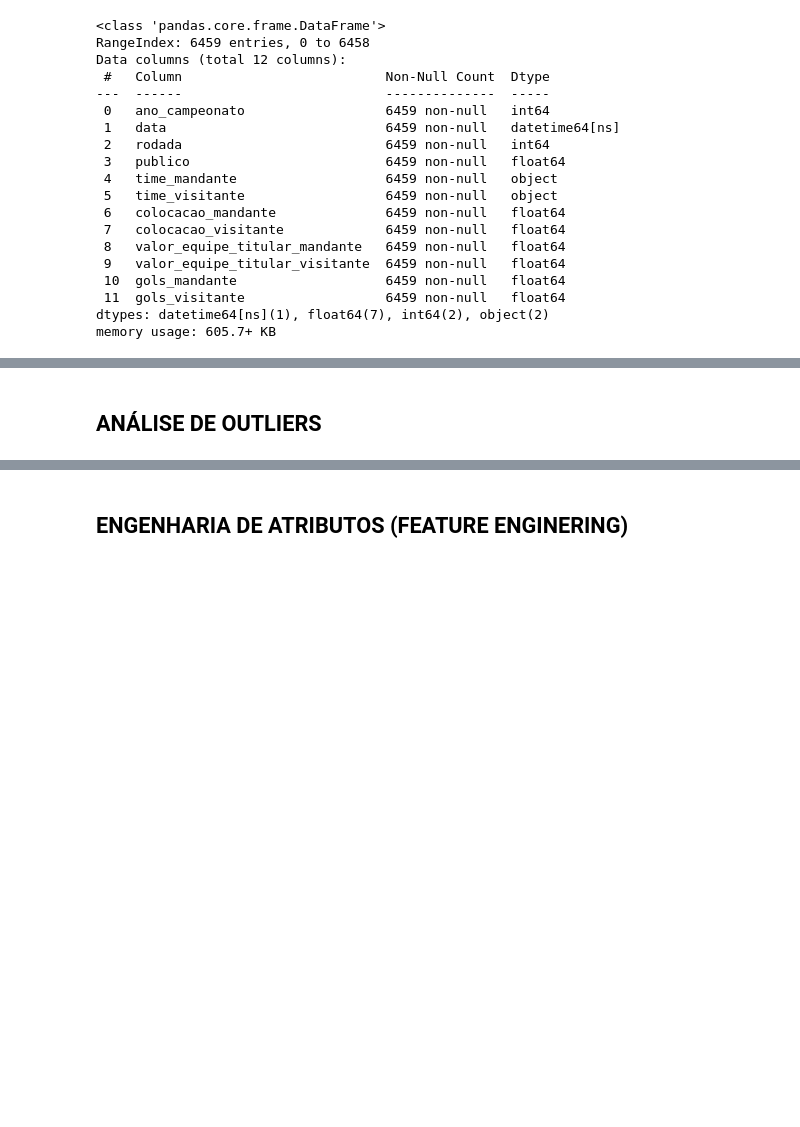
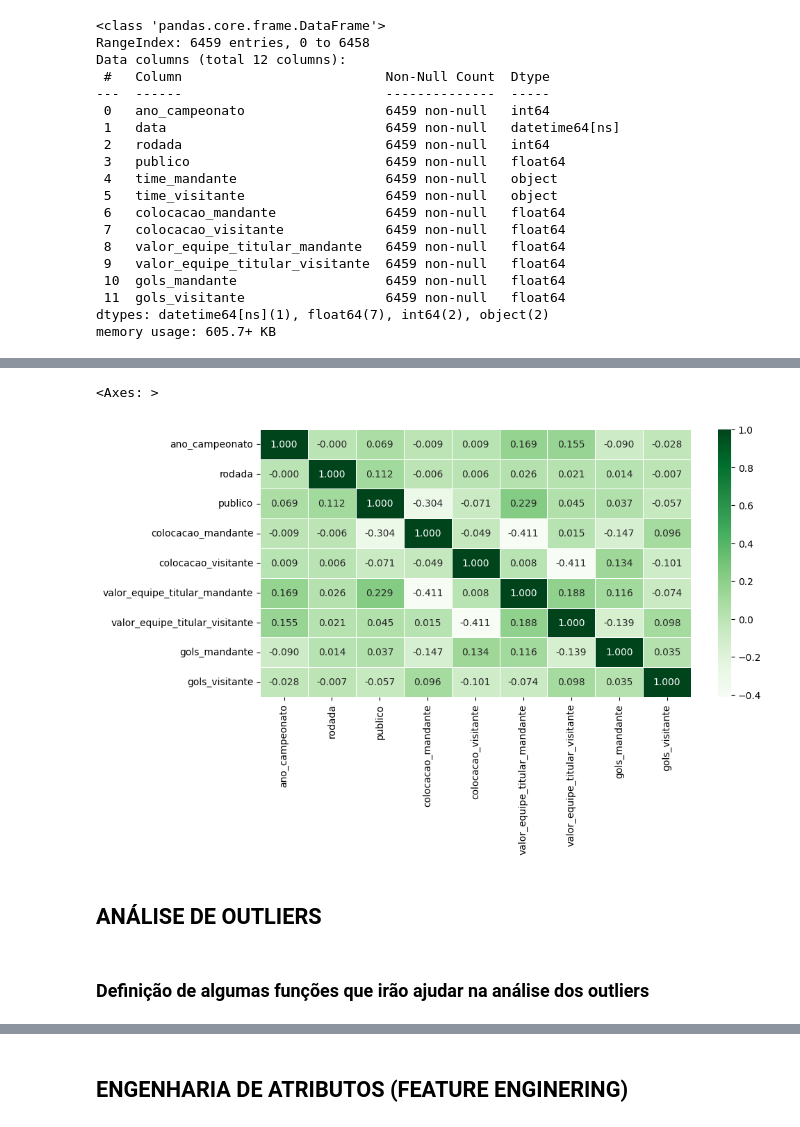
Before and after one commit to salomaofreitasjr/TCC_PUC_MINAS_POS_CIENCIA_DE_DADOS_2023, a Jupyter notebook: Projeto Python/02 - Preparação de Dados.ipynb, the cells around one changed output, grey strips where cells are left out. Cells and saved outputs as stored; diff of their text form; code cells hidden in the pictures; blank space fills up the shorter version.

```diff
--- a/Projeto Python/02 - Preparação de Dados.ipynb
+++ b/Projeto Python/02 - Preparação de Dados.ipynb
@@ -1375,2 +1400,16 @@ memory usage: 605.7+ KB
+# %%
+# Observando a correlação entre os atributos (features) numéricos, por meio de um mapa de calor,
+# com as bibliotecas mathplotlib e seaborn
+
+plt.figure(figsize=(10,5))
+sns.heatmap(df_brasileirao.corr(numeric_only = True), annot = True, cmap='Greens', linewidths=0.5 , fmt = '.3f') #annot=Trye escreve os valores no mapa
+
+#se houvesse alguma dupla de features com correlação = 1 ou = -1 (ou muito próxima desses valores), provavelmente excluiríamos uma delas da base (após análise cuidadosa)
+#correlação vai de -1 a 1
+# %% [output]
+<Axes: >
+[figure, added]
 # %% [markdown]
 ## ANÁLISE DE OUTLIERS
+# %% [markdown]
+### Definição de algumas funções que irão ajudar na análise dos outliers
```
Also changed, not shown: parts of 32 cells of this notebook, 1 other file.
